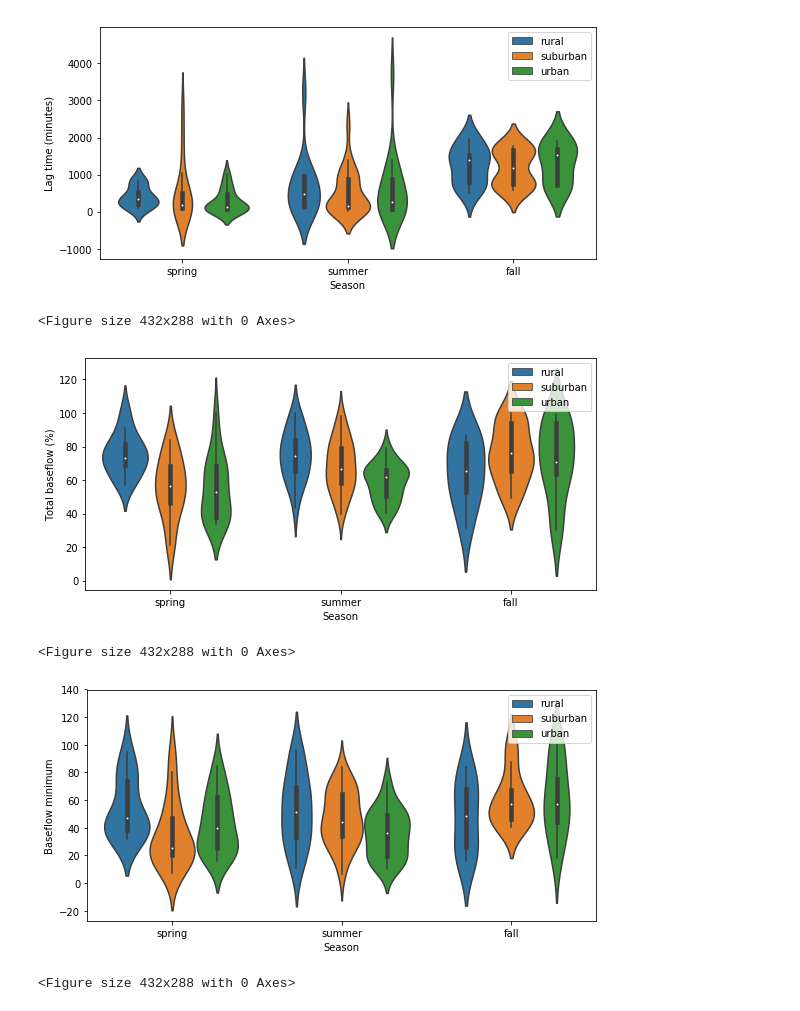
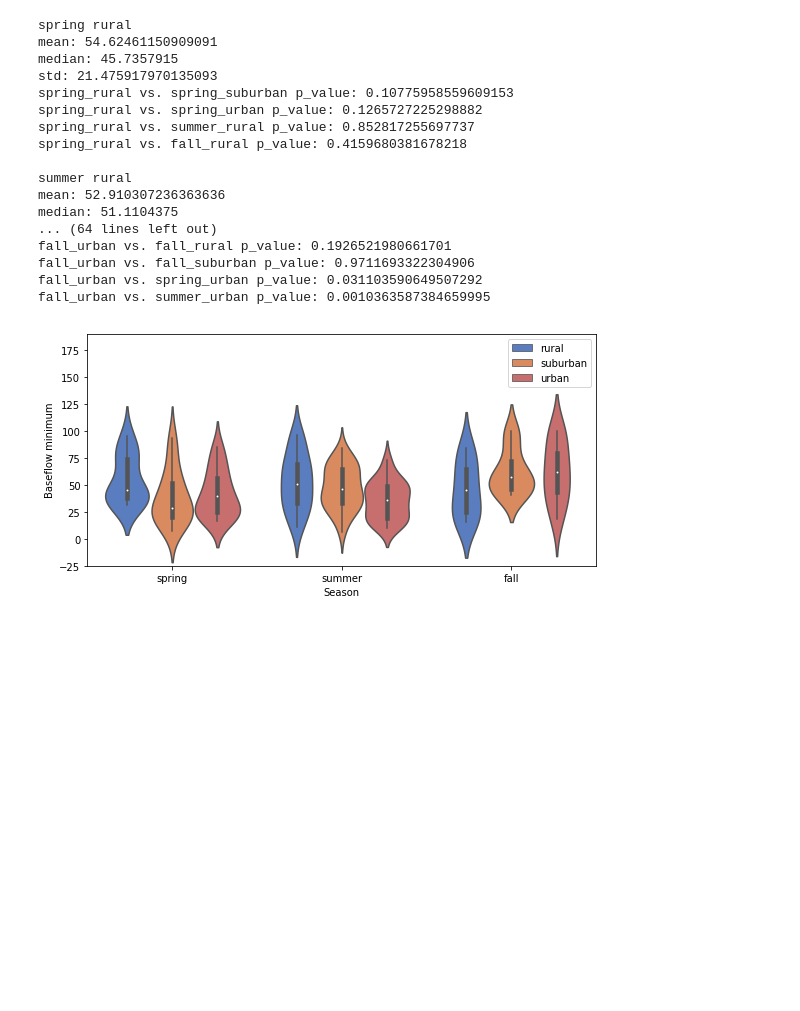
Before and after one commit to estorrs/emily-analysis, a Jupyter notebook: notebooks/emily_final.ipynb, the cells around one changed output. Drawn from its saved outputs; the diff is of its cells as text; code cells hidden in the pictures; blank space fills up the shorter version.

```diff
--- a/notebooks/emily_final.ipynb
+++ b/notebooks/emily_final.ipynb
@@ -22,8 +22,8 @@ output_dir = '/Users/estorrs/Documents/emily-analysis/outputs'
 if not os.path.isdir(output_dir):
     os.mkdir(output_dir)
 # %%
-df = pd.read_csv('/Users/estorrs/Downloads/storm_results_190610_correction.csv', sep=',', encoding='latin')
-
+df = pd.read_csv('/Users/estorrs/Downloads/storm_results_190611_correctionLT3.csv', sep=',', encoding='latin')
+df.columns = ['Site' if c == 'site' else c for c in df.columns]
 print(df.shape)
 df.head()
 # %% [output]
@@ -52,7 +52,7 @@ Index(['site', 'Impervious surface (%)', 'Number of karst features',
        'Unnamed: 35', 'Unnamed: 36'],
       dtype='object')
 # %%
-to_keep = ['site', 'Impervious surface (%)', 'Number of karst features', 'Number of sinkholes', 'Forest cover (%)',
+to_keep = ['Site', 'Impervious surface (%)', 'Number of karst features', 'Number of sinkholes', 'Forest cover (%)',
            'Developed open space (%)', 'Watershed area (km2)', 'time_start', 'Lag time (minutes)',
            'Peak Discharge (m3/s)', 'Peak discharge (m3/s)', 'Baseflow at peakflow',
            'Area normmalized baseflow at peakflow', 'Baseflow minimum', 'Baseflow with 5peak method',
@@ -192,0 +269,6 @@ stats_df
+# %%
+colors = {
+    'rural': sns.color_palette('muted', 4)[0],
+    'suburban': sns.color_palette('muted', 4)[1],
+    'urban': sns.color_palette('muted', 4)[3]
+}
@@ -206,16 +373,32 @@ for y_variable in y_vars:
 # %%
-for y_variable in y_vars:
-    fig, ax = plt.subplots(figsize=(8,4))
-    ax = sns.violinplot(ax=ax, x="Season", y=y_variable, data=df, hue='Land use',
-                       order=['spring', 'summer', 'fall'])
-    plt.legend(loc='upper right')
-    plt.tight_layout()
-    plt.show()
-    plt.savefig(f'Season_vs_{y_variable}.pdf')
+# for y_variable in y_vars:
+y_variable = 'Baseflow minimum'
+fig, ax = plt.subplots(figsize=(8,4))
+ax = sns.violinplot(ax=ax, x="Season", y=y_variable, data=df, hue='Land use', palette=colors,
+                   order=['spring', 'summer', 'fall'])
+plt.legend(loc='upper right')
+plt.tight_layout()
+plt.ylim((-25, 190))
+# plt.show()
+plt.savefig(f'Season_plus_landuse_vs_{y_variable}.pdf')
+
+output_stats(df, y_variable)
 # %% [output]
+spring rural
+mean: 54.62461150909091
+median: 45.7357915
+std: 21.475917970135093
+spring_rural vs. spring_suburban p_value: 0.10775958559609153
+spring_rural vs. spring_urban p_value: 0.1265727225298882
+spring_rural vs. summer_rural p_value: 0.852817255697737
+spring_rural vs. fall_rural p_value: 0.4159680381678218
+
+summer rural
+mean: 52.910307236363636
+median: 51.1104375
+... (64 lines left out)
+fall_urban vs. fall_rural p_value: 0.1926521980661701
+fall_urban vs. fall_suburban p_value: 0.9711693322304906
+fall_urban vs. spring_urban p_value: 0.031103590649507292
+fall_urban vs. summer_urban p_value: 0.0010363587384659995
-[figure, old version]
+[figure, new version]
-<Figure size 432x288 with 0 Axes>
-[figure, removed]
-<Figure size 432x288 with 0 Axes>
-[figure, removed]
-<Figure size 432x288 with 0 Axes>
```
Also changed, not shown: parts of 13 cells of this notebook, 1 other file.
